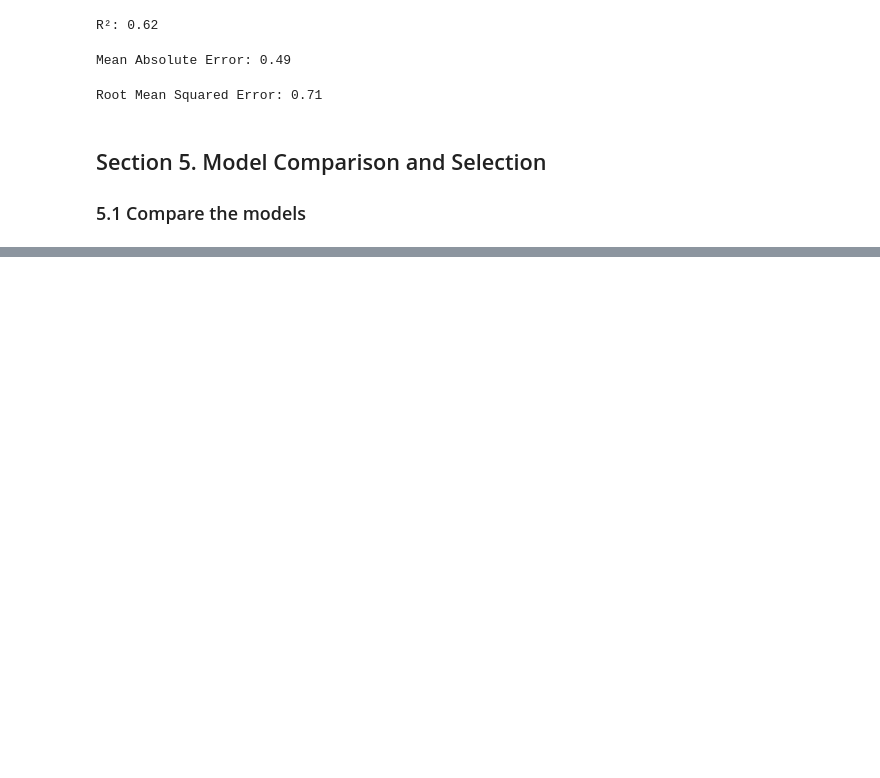
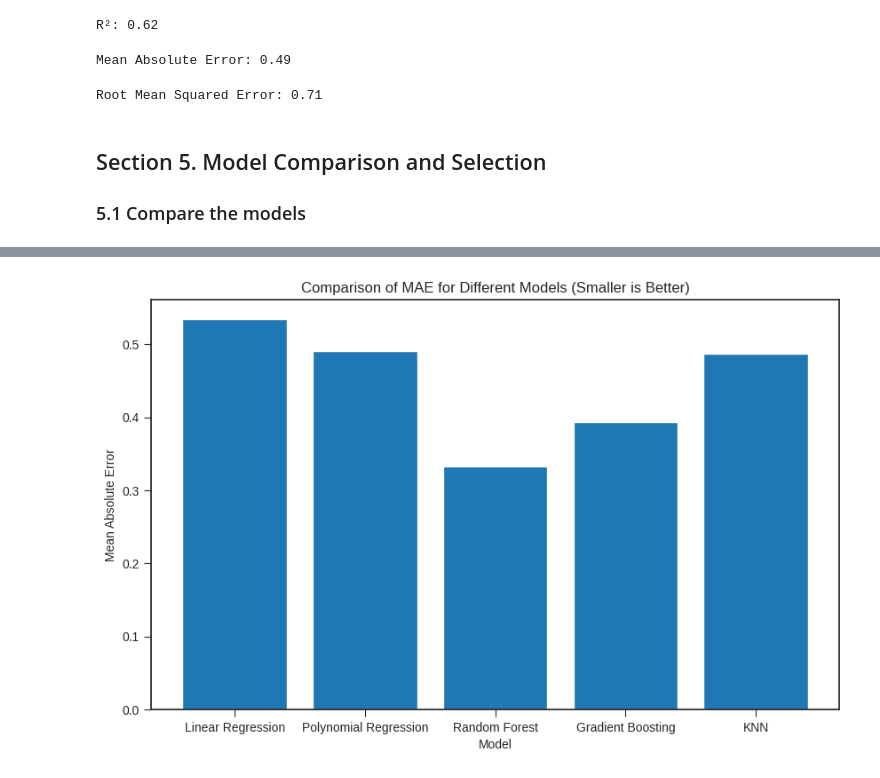
Before and after one commit to drpafowler/applied-ml-philip, a Jupyter notebook: lab01/ml01_philip_many.ipynb, the cells around one changed output, grey strips where cells are left out. Cells and saved outputs as stored; diff of their text form; code cells hidden in the pictures; blank space fills up the shorter version.

```diff
--- a/lab01/ml01_philip_many.ipynb
+++ b/lab01/ml01_philip_many.ipynb
@@ -609,0 +630,19 @@ Root Mean Squared Error: 0.71
+# %%
+# Create a dictionary with model names and their corresponding MAE values
+mae_scores = {
+    'Linear Regression': mae_linear,
+    'Polynomial Regression': mae_poly,
+    'Random Forest': mae_rf,
+    'Gradient Boosting': mae_gb,
+    'KNN': mae_knn
+}
+
+# Create a bar plot to compare the MAE values
+plt.figure(figsize=(10, 6))
+plt.bar(mae_scores.keys(), mae_scores.values())
+plt.xlabel('Model')
+plt.ylabel('Mean Absolute Error')
+plt.title('Comparison of MAE for Different Models (Smaller is Better)')
+plt.show()
+# %% [output]
+[figure, added]
```
Also changed, not shown: parts of 4 cells of this notebook.
